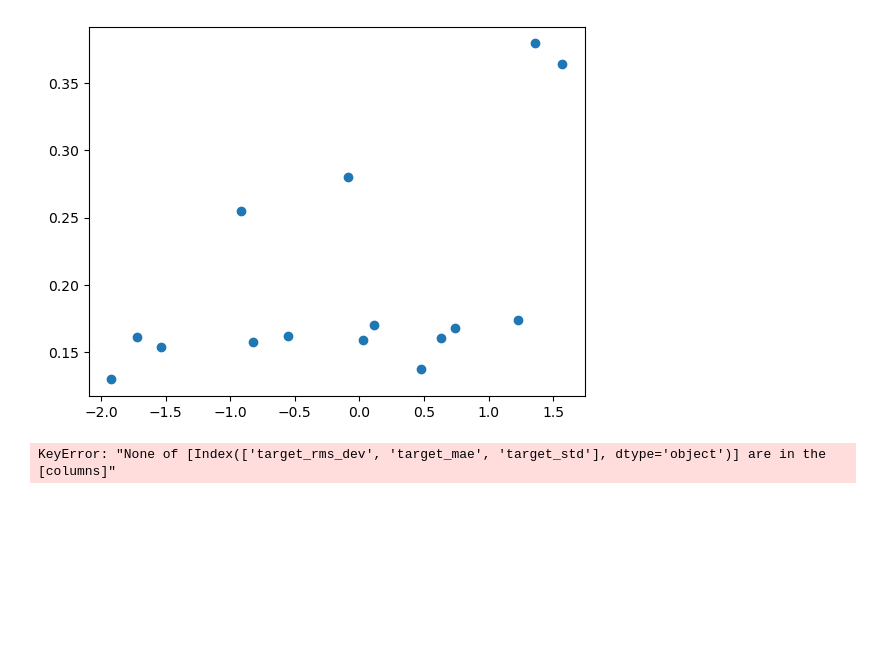
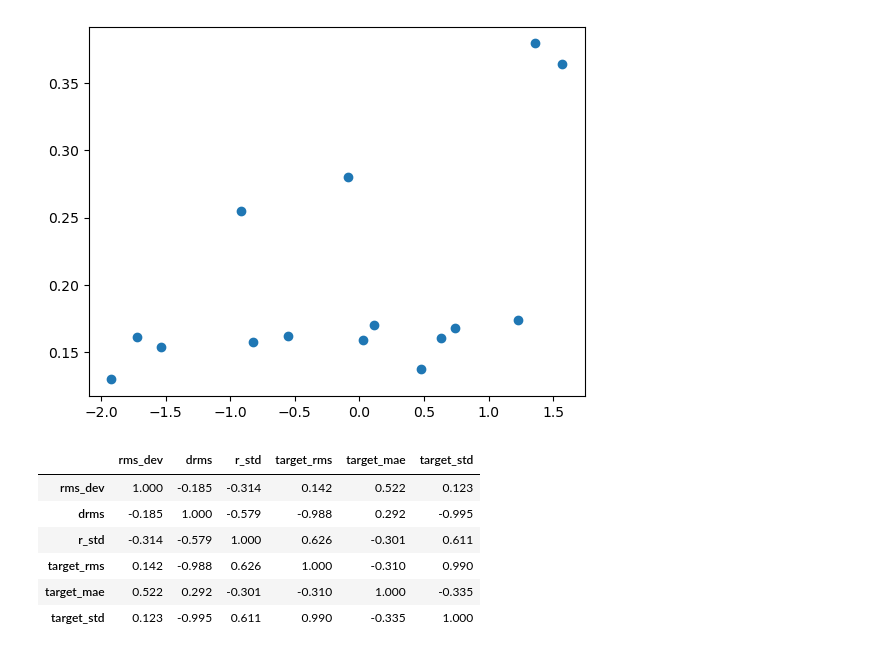
Before and after one commit to mzyudhistira/BSk24-Emu, a Jupyter notebook: analysis.ipynb, the cells around one changed output. Saved outputs shown, nothing was run; the diff lists cells and outputs as text; code cells hidden in the pictures; blank space fills up the shorter version.

Commit message:
prepare big test

```diff
--- a/analysis.ipynb
+++ b/analysis.ipynb
@@ -246,10 +240,16 @@ plt.scatter(res_df["target_mae"], res_df["rms_dev"])
 # %% [output]
 <matplotlib.collections.PathCollection at 0x...>
 [figure]
-# %%
-rres = test_mae_df[["rms_dev", "mae", "std_diff"]]
-ttar = test_mae_df[["target_rms_dev", "target_mae", "target_std"]]
-
-rres.corrwith(ttar)
-# %% [output]
-KeyError: "None of [Index(['target_rms_dev', 'target_mae', 'target_std'], dtype='object')] are in the [columns]"
+# %%
+rres = res_df[["rms_dev", "drms", "r_std"]]
+ttar = res_df[["target_rms", "target_mae", "target_std"]]
+
+pd.concat([rres, ttar], axis=1).corr().round(3)
+# %% [output]
+|  | rms_dev | drms | r_std | target_rms | target_mae | target_std |
+| rms_dev | 1.000 | -0.185 | -0.314 | 0.142 | 0.522 | 0.123 |
+| drms | -0.185 | 1.000 | -0.579 | -0.988 | 0.292 | -0.995 |
+| r_std | -0.314 | -0.579 | 1.000 | 0.626 | -0.301 | 0.611 |
+| target_rms | 0.142 | -0.988 | 0.626 | 1.000 | -0.310 | 0.990 |
+| target_mae | 0.522 | 0.292 | -0.301 | -0.310 | 1.000 | -0.335 |
+| target_std | 0.123 | -0.995 | 0.611 | 0.990 | -0.335 | 1.000 |
```
Also changed, not shown: parts of 5 cells of this notebook, 2 other files.
